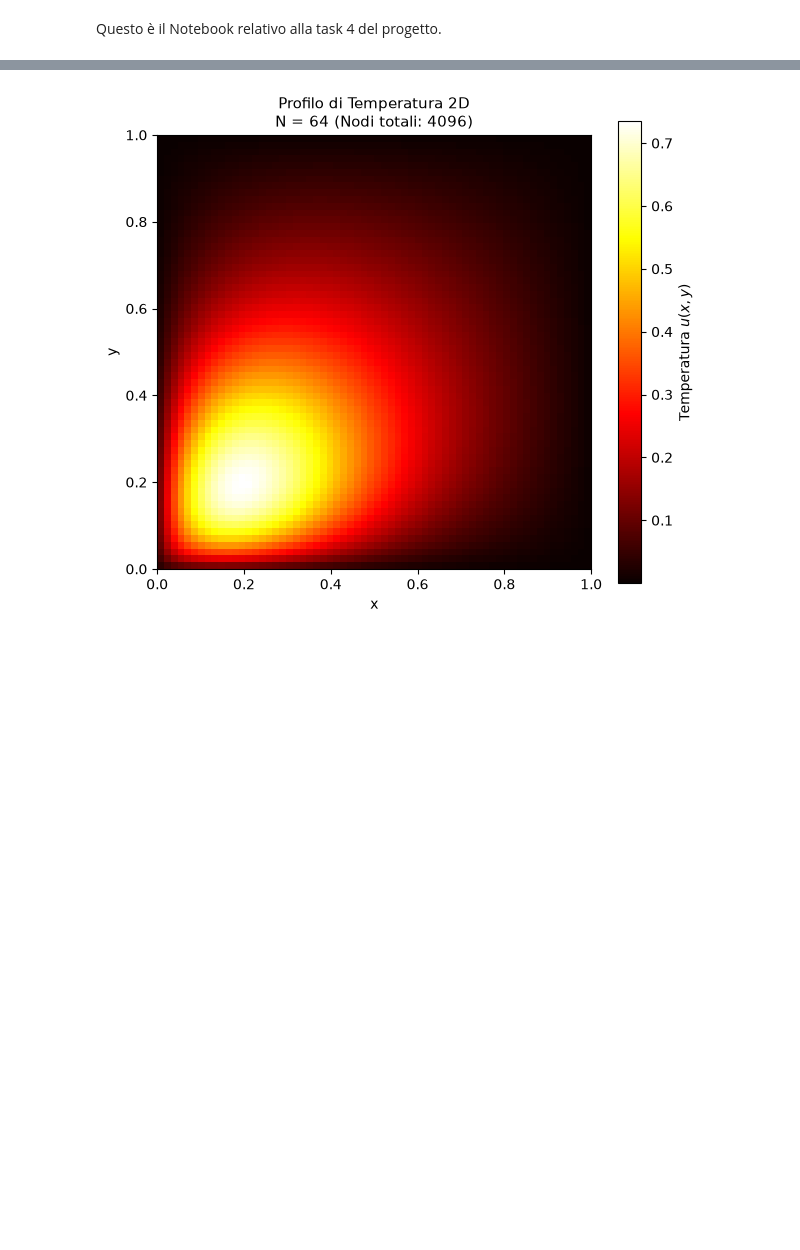
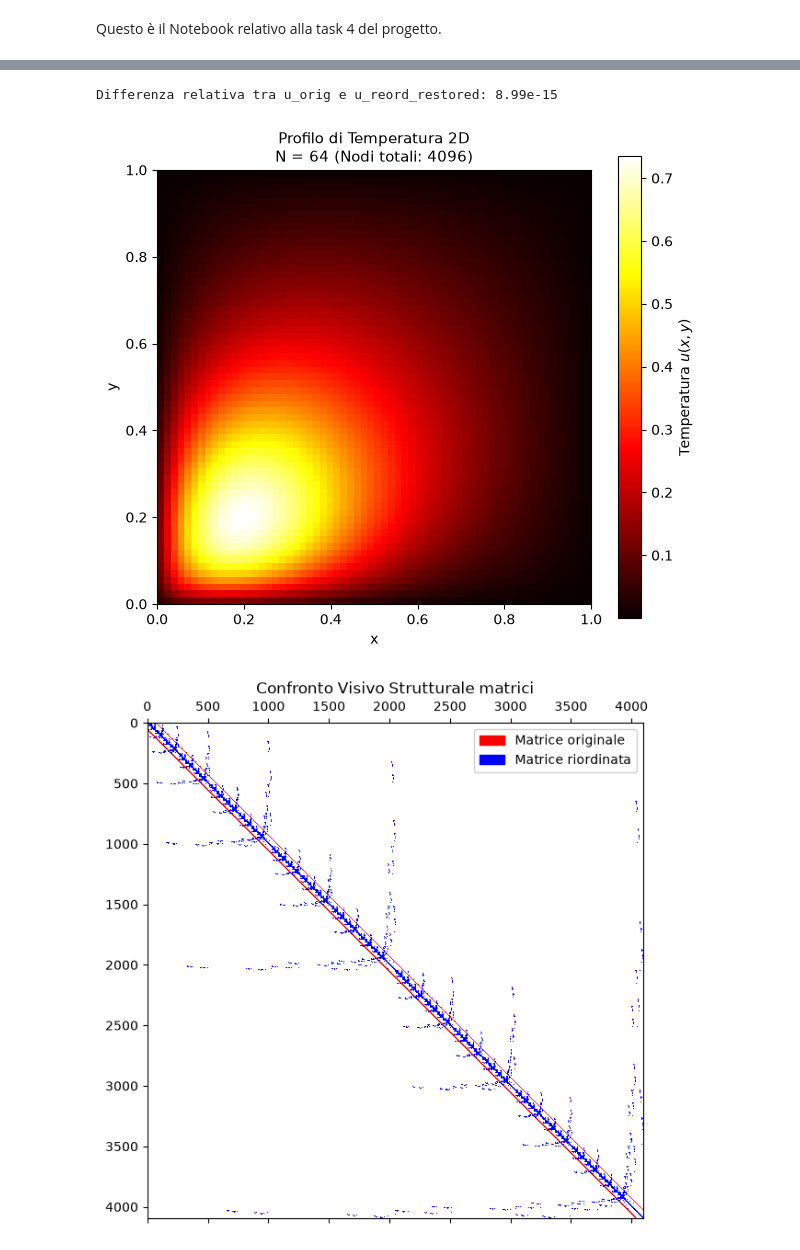
Before and after one commit to lgiomarelli/Progetto_Lab_Inf, a Jupyter notebook: Task4.ipynb, the cells around one changed output, grey strips where cells are left out. Saved outputs shown, nothing was run; the diff lists cells and outputs as text; code cells hidden in the pictures; blank space fills up the shorter version.

```diff
--- a/Task4.ipynb
+++ b/Task4.ipynb
@@ -136,37 +138,85 @@ Arrivati a questo punto non ci resta che da produrre i grafici delle soluzioni
 # %%
 import matplotlib.pyplot as plt
 import numpy as np
+import matplotlib.patches as mpatches
 
 
 def plot_solution_2d(u, N=None, title="Profilo di Temperatura 2D"):
     # Se N non viene fornito esplicitamente, lo calcoliamo dalla lunghezza del vettore u
     if N is None:
         N = int(np.sqrt(len(u)))
 
     nodi_totali = N * N
 
     # Reshape del vettore 1D nella griglia 2D NxN
     U_grid = u.reshape((N, N), order="F") # in questo modo, la griglia viene riempita colonna per colonna, che è coerente con l'ordine di memorizzazione dei dati .
 
     plt.figure(figsize=(7, 6))
 
     # Mappa di calore 2D (imshow)
     im = plt.imshow(U_grid, cmap="hot", origin="lower", extent=[0, 1, 0, 1])
 
     plt.colorbar(im, label="Temperatura $u(x,y)$")
 
     # Titolo con Profilo di Temperatura 2D, N e Nodi Totali
     plt.title(
         f"{title}\nN = {N} (Nodi totali: {nodi_totali})",
         fontsize=11,
     )
 
     plt.xlabel("x")
     plt.ylabel("y")
     plt.grid(False)
     plt.show()
 
-#plot per il sistema orginale
-plot_solution_2d(u_orig, title="Profilo di Temperatura 2D")
+
+#voglio riportare u_ord nell'ordine originale
+#Caricamento del file di permutazione (colonna 0: m, colonna 1: n)
+ordering = np.loadtxt("ordering.txt").astype(int)
+m_indices = ordering[:, 0]  # Indici nel sistema riordinato
+n_indices = ordering[:, 1]  # Indici nel sistema originale
+
+#Inizializzazione del vettore ripristinato
+u_reord_restored = np.zeros_like(u_reord)
+
+# Mappatura diretta: l'elemento in posizione m va nella posizione originale n
+u_reord_restored[n_indices] = u_reord[m_indices]
+
+#Verifica della coincidenza tra la soluzione originale e quella ripristinata
+if res_orig is not None:
+       diff = np.linalg.norm(u_orig - u_reord_restored) / np.linalg.norm(u_orig)
+       print(f"Differenza relativa tra u_orig e u_reord_restored: {diff:.2e}")
+
+
+
+#plot per il sistema orginale se u_orig è sato prodotto altrimento con il sistema riordinato
+if res_orig is not None:
+
+    plot_solution_2d(u_orig, title="Profilo di Temperatura 2D")
+
+else:
+
+    plot_solution_2d(u_reord_restored, title="Profilo di Temperatura 2D")
+
+#creazione immagini struttura della marice
+
+plt.figure(figsize=(7, 7))
+
+# Grafico della prima matrice in rosso (quadrati)
+plt.spy(A_orig, color='red', marker=',', label='Elementi matrice originale')
+
+# Sovrapposizione della seconda matrice in blu (cerchi)
+plt.spy(A_reordered, color='blue', marker=',', label='Elementi matrice riordinata')
+
+plt.title("Confronto Visivo Strutturale matrici")
+legend_elements = [
+    mpatches.Patch(color='red', label='Matrice originale'),
+    mpatches.Patch(color='blue', label='Matrice riordinata')
+]
+
+plt.legend(handles=legend_elements, framealpha=0.9)
+plt.show()
 # %% [output]
+Differenza relativa tra u_orig e u_reord_restored: 8.99e-15
 [figure]
+[figure, added]
```
Also changed, not shown: parts of 2 cells of this notebook, 10 other files.
